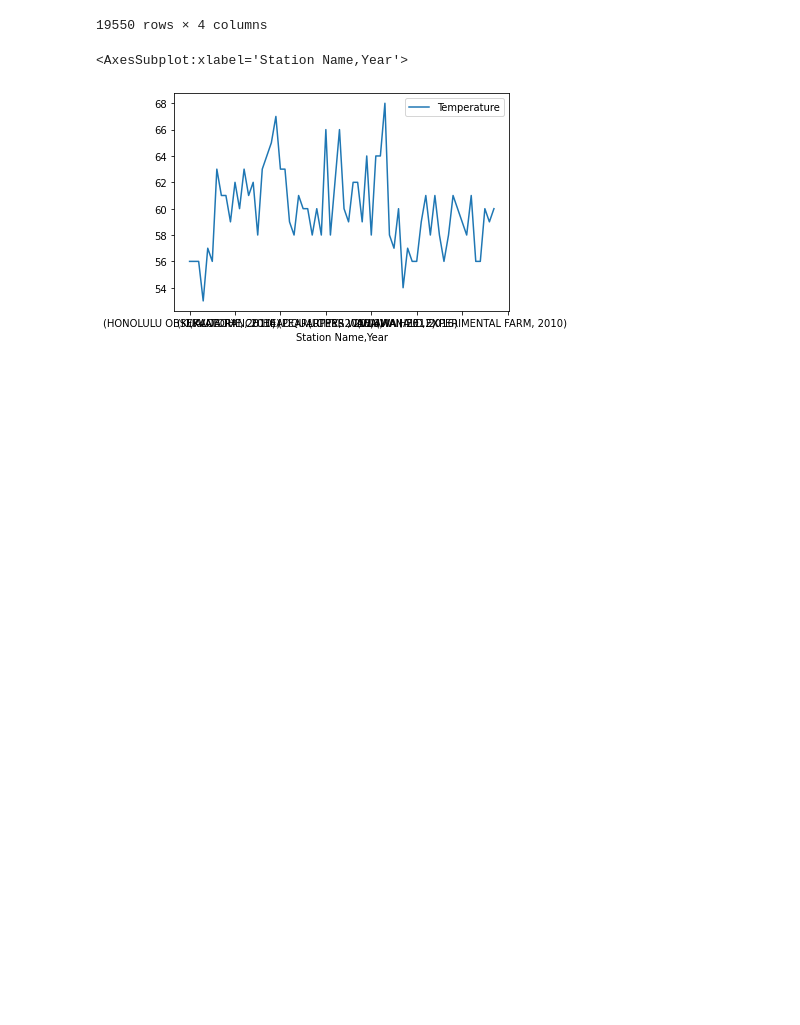
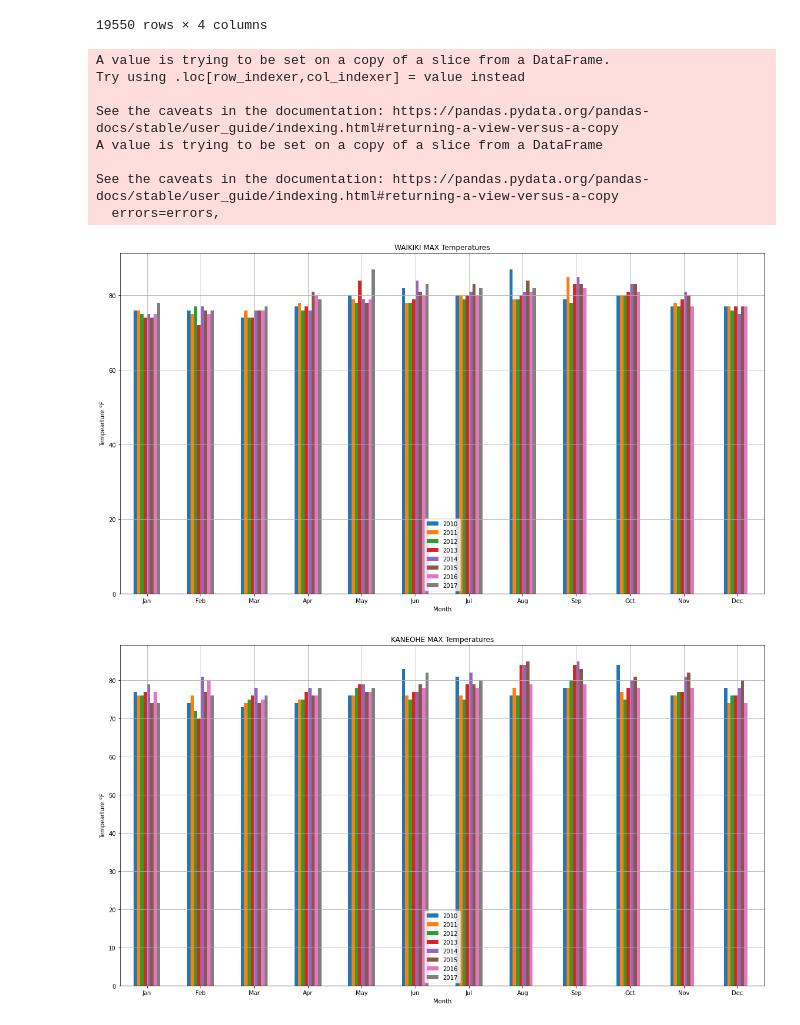
Before and after one commit to Daniel-Sanudo/Surfs_up, a Jupyter notebook: SurfsUp_Challenge.ipynb, the cells around one changed output. Saved outputs shown, nothing was run; the diff lists cells and outputs as text; code cells hidden in the pictures; blank space fills up the shorter version.

Commit message:
Created plots for the max and min temperatures at each station

```diff
--- a/SurfsUp_Challenge.ipynb
+++ b/SurfsUp_Challenge.ipynb
@@ -311,9 +311,11 @@ Historical_temperature_DF
 # Clean the station name
 
 Historical_temperature_DF['Station Name'] = Historical_temperature_DF['Station Name'].str.extract('([a-zA-Z ]*)')
+Historical_temperature_DF['Station Name'] = Historical_temperature_DF['Station Name'].apply(lambda x : x.strip())
 
 # Split the Date Column into 2 columns, year and month
 Historical_temperature_DF['Year'] = Historical_temperature_DF['Date'].str.extract('([0-9]{4})')
+
 Historical_temperature_DF['Month'] = Historical_temperature_DF['Date'].str.extract('[0-9]{4}.([0-9]{2})')
 # %%
 # Reorganize Columns and drop the date column
@@ -342,9 +344,50 @@ See the caveats in the documentation: https://pandas.pydata.org/pandas-docs/stab
 | 19548 | MANOA LYON ARBO | 2017 | Aug | 76.0 |
 | 19549 | MANOA LYON ARBO | 2017 | Aug | 76.0 |
 19550 rows × 4 columns
-# %%
-Historical_Max_temperature_DF = Historical_temperature_DF.groupby(['Station Name','Year']).max()
-Historical_Min_temperature_DF = Historical_temperature_DF.groupby(['Station Name','Year']).min()
-# %% [output]
-<AxesSubplot:xlabel='Station Name,Year'>
-[figure, removed]
+# %%
+months = Historical_temperature_DF['Month'].unique()
+
+# Create plots for each station and year individually (i.e. WAIKIKI 2010 has its own plot with its 12 months at the x axis)
+
+#for Sta_Name in Historical_temperature_DF['Station Name'].unique():
+    #for Year in Historical_temperature_DF.loc[(Historical_temperature_DF['Station Name'] == Sta_Name)]['Year'].unique():
+        #Historical_temperature_DF.loc[(Historical_temperature_DF['Station Name'] == Sta_Name) & (Historical_temperature_DF['Year'] == Year)][['Month','Temperature']].groupby('Month').max().reindex(months).plot(
+            #kind = 'line',
+            #figsize = (16,9),
+            #title = f'{Sta_Name} MAX temperatures for {Year}',
+            #grid = True,
+            #xlabel = 'Month',
+            #ylabel = 'Tempearture °F'
+        #)
+        #plt.tight_layout()
+
+
+# Create plots for the max temperature at each station with all their years
+for Sta_Name in Historical_temperature_DF['Station Name'].unique():
+    station_df = pd.DataFrame()
+    station_df = Historical_temperature_DF.loc[(Historical_temperature_DF['Station Name'] == Sta_Name)]
+    for year in station_df['Year'].unique():
+        station_df[year] = station_df.loc[(station_df['Year'] == year)]['Temperature']
+
+    station_df.drop(['Year','Temperature','Station Name'],axis = 1,inplace=True)
+    station_df.groupby('Month').max().reindex(months).plot(
+                kind = 'bar',
+                figsize = (16,9),
+                title = f'{Sta_Name} MAX Temperatures',
+                grid = True,
+                xlabel = 'Month',
+                ylabel = 'Tempearture °F',
+                rot = 0
+    )
+    plt.tight_layout()
+# %% [output]
+A value is trying to be set on a copy of a slice from a DataFrame.
+Try using .loc[row_indexer,col_indexer] = value instead
+
+See the caveats in the documentation: https://pandas.pydata.org/pandas-docs/stable/user_guide/indexing.html#returning-a-view-versus-a-copy
+A value is trying to be set on a copy of a slice from a DataFrame
+
+See the caveats in the documentation: https://pandas.pydata.org/pandas-docs/stable/user_guide/indexing.html#returning-a-view-versus-a-copy
+  errors=errors,
+[figure, added]
+[figure, added]
```
Also changed, not shown: parts of 3 cells of this notebook.
